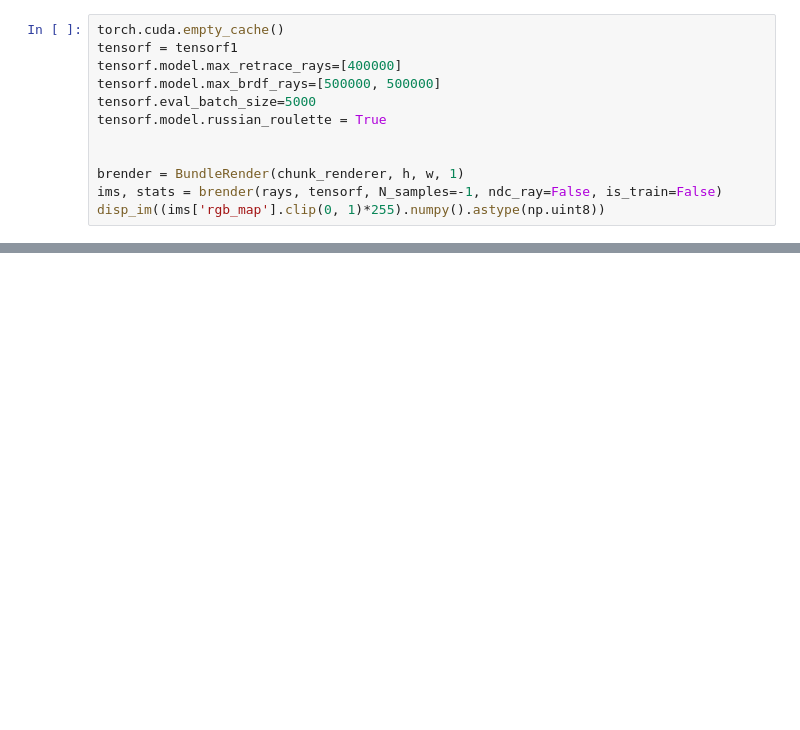
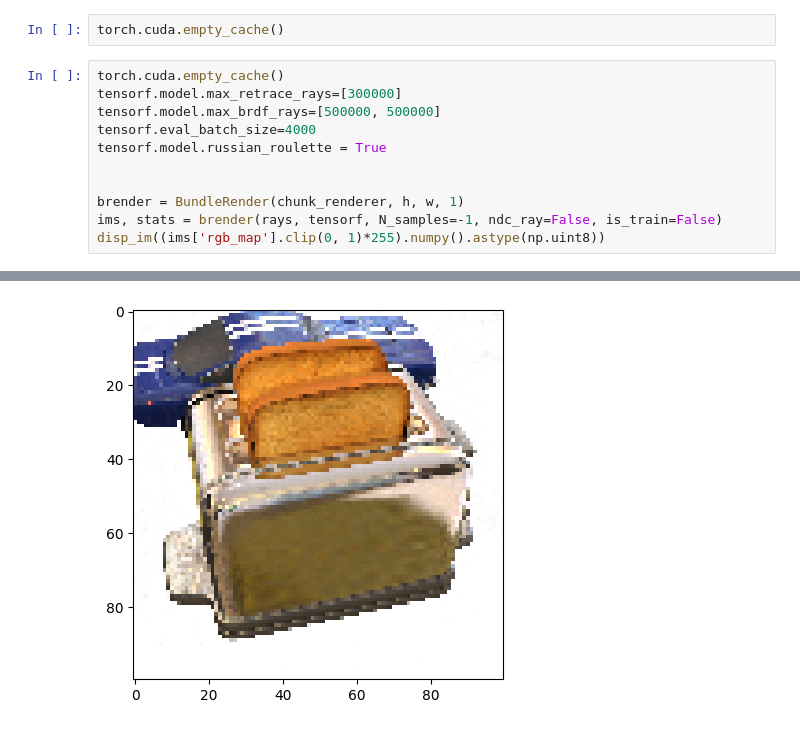
Before and after one commit to half-potato/nmf, a Jupyter notebook: scripts/toaster_riding_car.ipynb, the cells around one changed output, grey strips where cells are left out. Drawn from its saved outputs; the diff is of its cells as text; blank space fills up the shorter version.

```diff
--- a/scripts/toaster_riding_car.ipynb
+++ b/scripts/toaster_riding_car.ipynb
@@ -210,12 +239,13 @@ c2w = torch.tensor([
 rays_o, rays_d = get_rays(directions, c2w)  # both (h*w, 3)
 
 rays = torch.cat([rays_o, rays_d], 1).to(device)
+# %%
+torch.cuda.empty_cache()
 # %%
 torch.cuda.empty_cache()
-tensorf = tensorf1
-tensorf.model.max_retrace_rays=[400000]
+tensorf.model.max_retrace_rays=[300000]
 tensorf.model.max_brdf_rays=[500000, 500000]
-tensorf.eval_batch_size=5000
+tensorf.eval_batch_size=4000
 tensorf.model.russian_roulette = True
 
 
@@ -227,2 +257,3 @@ RuntimeError: roi must be a CUDA tensor
+[figure, added]
 # %%
 disp_im((ims['rgb_map'].clip(0, 1)*255).numpy().astype(np.uint8))
```
Also changed, not shown: parts of 8 cells of this notebook, 27 other files.
